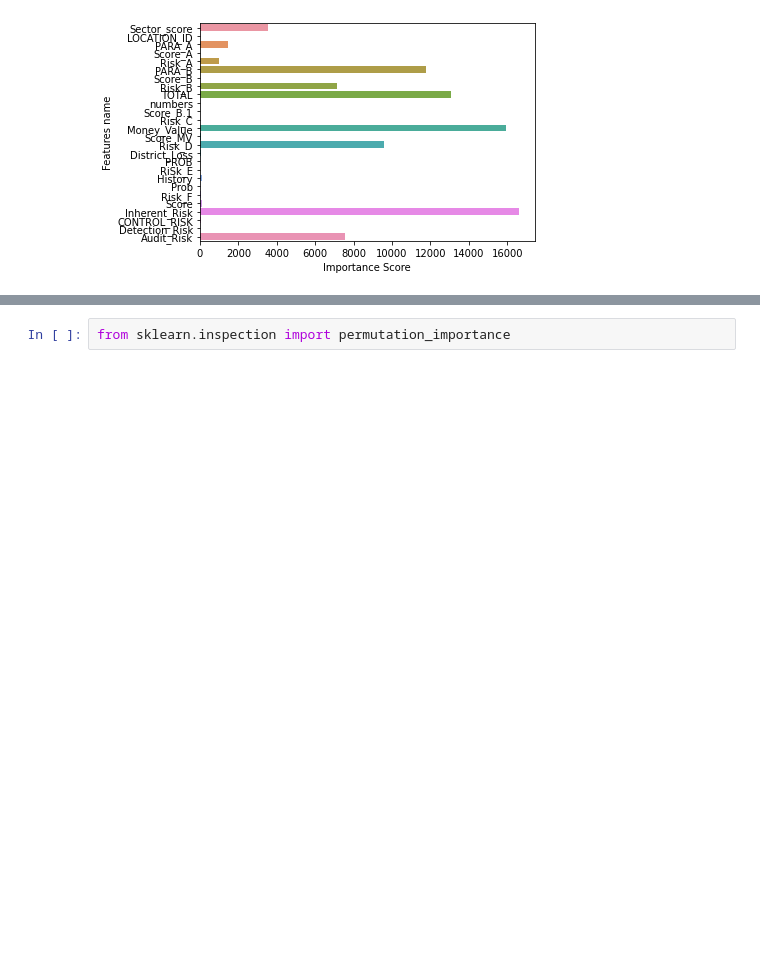
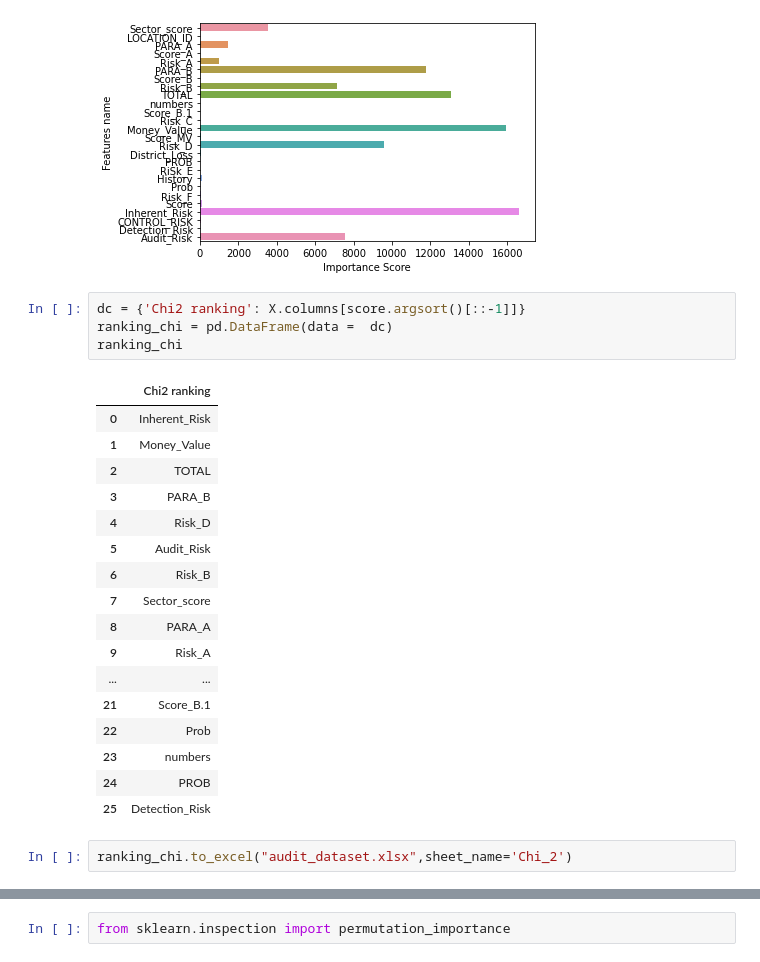
Before and after one commit to Noob919/Feature_selection, a Jupyter notebook: Audit.ipynb, the cells around one changed output, grey strips where cells are left out. Saved outputs shown, nothing was run; the diff lists cells and outputs as text; blank space fills up the shorter version.

```diff
--- a/Audit.ipynb
+++ b/Audit.ipynb
@@ -67,6 +75,30 @@ array([3.550e+03, 1.987e+01, 1.450e+03, 2.540e+01, 9.972e+02, 1.179e+04,
        1.190e+02, 1.468e+00, 6.169e+01, 1.298e+02, 1.660e+04, 4.612e+01,
        3.460e-30, 7.556e+03])
 [figure]
+# %%
+dc = {'Chi2 ranking': X.columns[score.argsort()[::-1]]}
+ranking_chi = pd.DataFrame(data =  dc)
+ranking_chi
+# %% [output]
+|  | Chi2 ranking |
+| 0 | Inherent_Risk |
+| 1 | Money_Value |
+| 2 | TOTAL |
+| 3 | PARA_B |
+| 4 | Risk_D |
+| 5 | Audit_Risk |
+| 6 | Risk_B |
+| 7 | Sector_score |
+| 8 | PARA_A |
+| 9 | Risk_A |
+| ... | ... |
+| 21 | Score_B.1 |
+| 22 | Prob |
+| 23 | numbers |
+| 24 | PROB |
+| 25 | Detection_Risk |
+# %%
+ranking_chi.to_excel("audit_dataset.xlsx",sheet_name='Chi_2')
 # %%
 rf = RandomForestClassifier(n_estimators=150)
 rf.fit(X_train, y_train)
```
Also changed, not shown: parts of 29 cells of this notebook.
